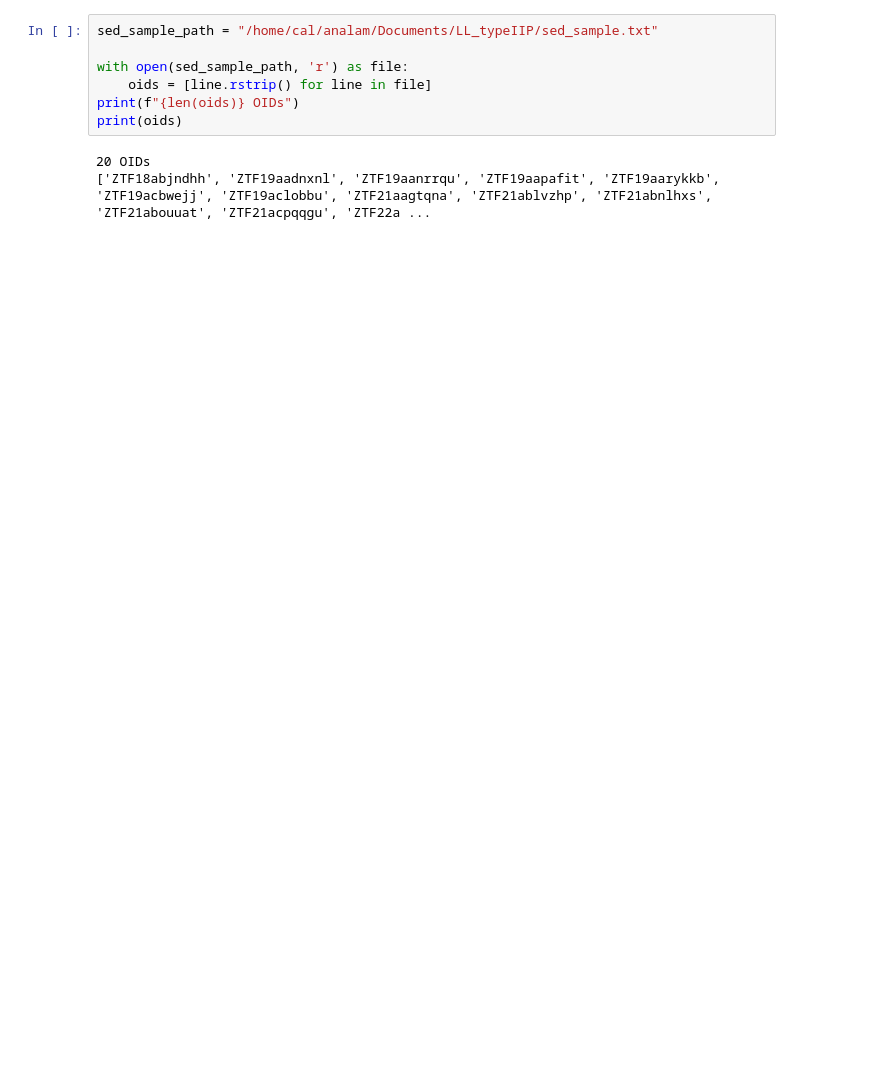
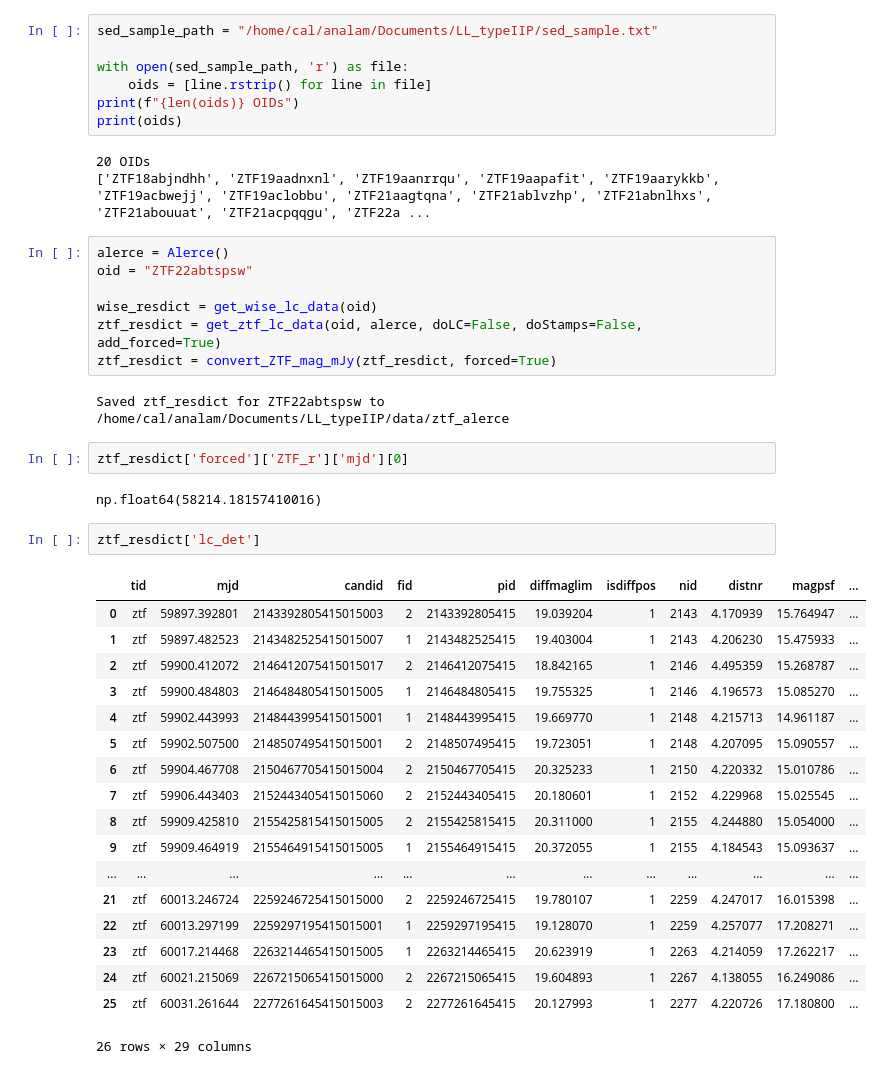
Before and after one commit to ana-lam/LL_typeIIP, a Jupyter notebook: notebooks/light_curves.ipynb, the cells around one changed output. Drawn from its saved outputs; the diff is of its cells as text; blank space fills up the shorter version.

```diff
--- a/notebooks/light_curves.ipynb
+++ b/notebooks/light_curves.ipynb
@@ -32,4 +29,38 @@ print(oids)
 # %% [output]
 20 OIDs
 ['ZTF18abjndhh', 'ZTF19aadnxnl', 'ZTF19aanrrqu', 'ZTF19aapafit', 'ZTF19aarykkb', 'ZTF19acbwejj', 'ZTF19aclobbu', 'ZTF21aagtqna', 'ZTF21ablvzhp', 'ZTF21abnlhxs', 'ZTF21abouuat', 'ZTF21acpqqgu', 'ZTF22a ...
+# %%
+alerce = Alerce()
+oid = "ZTF22abtspsw"
+
+wise_resdict = get_wise_lc_data(oid)
+ztf_resdict = get_ztf_lc_data(oid, alerce, doLC=False, doStamps=False, add_forced=True)
+ztf_resdict = convert_ZTF_mag_mJy(ztf_resdict, forced=True)
+# %% [output]
+Saved ztf_resdict for ZTF22abtspsw to /home/cal/analam/Documents/LL_typeIIP/data/ztf_alerce
+# %%
+ztf_resdict['forced']['ZTF_r']['mjd'][0]
+# %% [output]
+np.float64(58214.18157410016)
+# %%
+ztf_resdict['lc_det']
+# %% [output]
+|  | tid | mjd | candid | fid | pid | diffmaglim | isdiffpos | nid | distnr | magpsf | ... |
+| 0 | ztf | 59897.392801 | 2143392805415015003 | 2 | 2143392805415 | 19.039204 | 1 | 2143 | 4.170939 | 15.764947 | ... |
+| 1 | ztf | 59897.482523 | 2143482525415015007 | 1 | 2143482525415 | 19.403004 | 1 | 2143 | 4.206230 | 15.475933 | ... |
+| 2 | ztf | 59900.412072 | 2146412075415015017 | 2 | 2146412075415 | 18.842165 | 1 | 2146 | 4.495359 | 15.268787 | ... |
+| 3 | ztf | 59900.484803 | 2146484805415015005 | 1 | 2146484805415 | 19.755325 | 1 | 2146 | 4.196573 | 15.085270 | ... |
+| 4 | ztf | 59902.443993 | 2148443995415015001 | 1 | 2148443995415 | 19.669770 | 1 | 2148 | 4.215713 | 14.961187 | ... |
+| 5 | ztf | 59902.507500 | 2148507495415015001 | 2 | 2148507495415 | 19.723051 | 1 | 2148 | 4.207095 | 15.090557 | ... |
+| 6 | ztf | 59904.467708 | 2150467705415015004 | 2 | 2150467705415 | 20.325233 | 1 | 2150 | 4.220332 | 15.010786 | ... |
+| 7 | ztf | 59906.443403 | 2152443405415015060 | 2 | 2152443405415 | 20.180601 | 1 | 2152 | 4.229968 | 15.025545 | ... |
+| 8 | ztf | 59909.425810 | 2155425815415015005 | 2 | 2155425815415 | 20.311000 | 1 | 2155 | 4.244880 | 15.054000 | ... |
+| 9 | ztf | 59909.464919 | 2155464915415015005 | 1 | 2155464915415 | 20.372055 | 1 | 2155 | 4.184543 | 15.093637 | ... |
+| ... | ... | ... | ... | ... | ... | ... | ... | ... | ... | ... | ... |
+| 21 | ztf | 60013.246724 | 2259246725415015000 | 2 | 2259246725415 | 19.780107 | 1 | 2259 | 4.247017 | 16.015398 | ... |
+| 22 | ztf | 60013.297199 | 2259297195415015001 | 1 | 2259297195415 | 19.128070 | 1 | 2259 | 4.257077 | 17.208271 | ... |
+| 23 | ztf | 60017.214468 | 2263214465415015005 | 1 | 2263214465415 | 20.623919 | 1 | 2263 | 4.214059 | 17.262217 | ... |
+| 24 | ztf | 60021.215069 | 2267215065415015000 | 2 | 2267215065415 | 19.604893 | 1 | 2267 | 4.138055 | 16.249086 | ... |
+| 25 | ztf | 60031.261644 | 2277261645415015003 | 2 | 2277261645415 | 20.127993 | 1 | 2277 | 4.220726 | 17.180800 | ... |
+26 rows × 29 columns
 # %%
```
Also changed, not shown: parts of 2 cells of this notebook, 49 other files.
